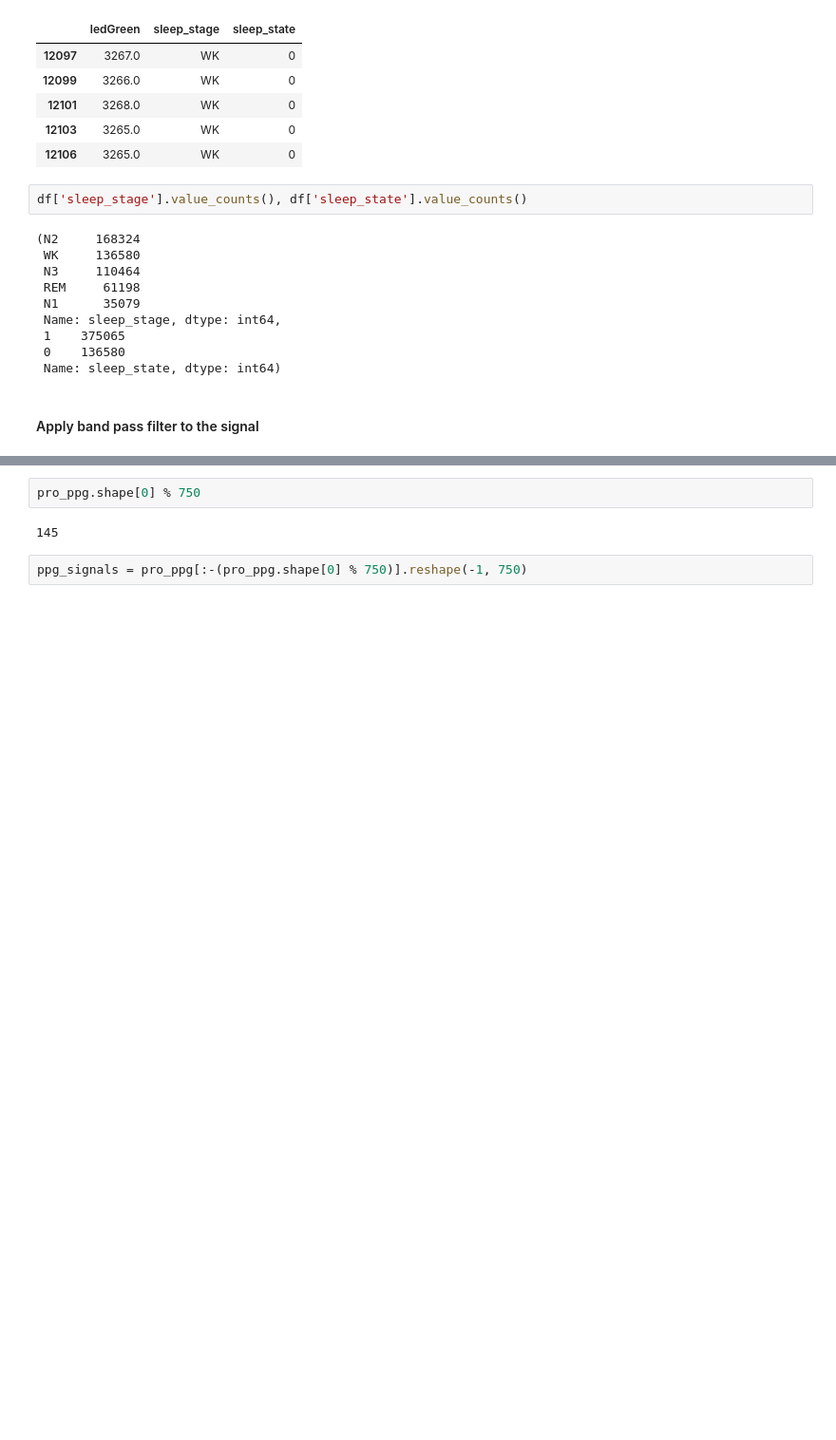
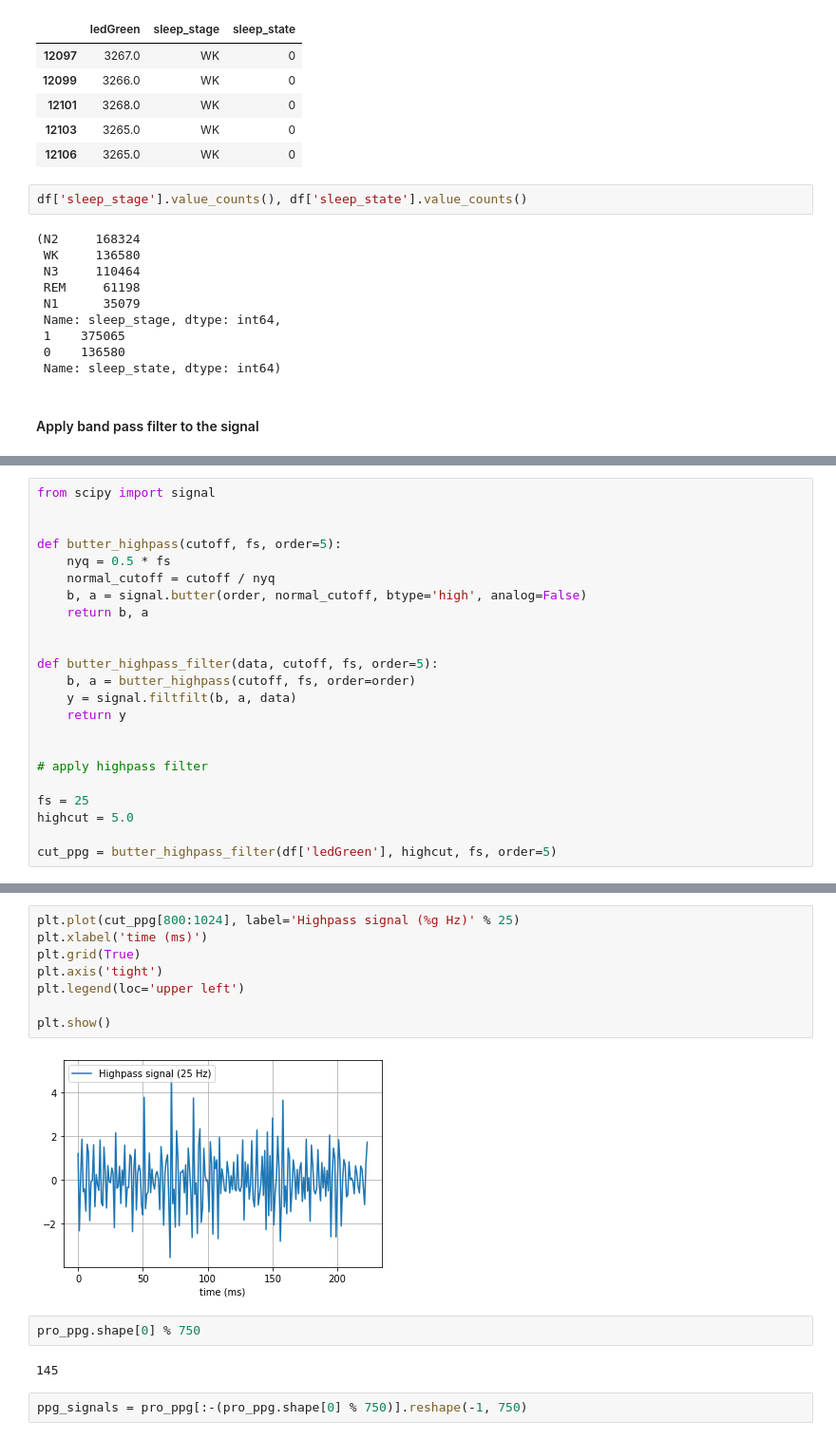
Before and after one commit to lucky-verma/Sleep-Awake-Classifiation-using-PPG, a Jupyter notebook: rough.ipynb, the cells around one changed output, grey strips where cells are left out. Shown: that part at 95% size. Cells and saved outputs as stored; diff of their text form; blank space fills up the shorter version.

```diff
--- a/rough.ipynb
+++ b/rough.ipynb
@@ -75 +75,24 @@ pro_ppg = butter_bandpass_filter(df['ledGreen'], lowcut, highcut, fs, order=5)
+# %%
+from scipy import signal
+
+
+def butter_highpass(cutoff, fs, order=5):
+    nyq = 0.5 * fs
+    normal_cutoff = cutoff / nyq
+    b, a = signal.butter(order, normal_cutoff, btype='high', analog=False)
+    return b, a
+
+
+def butter_highpass_filter(data, cutoff, fs, order=5):
+    b, a = butter_highpass(cutoff, fs, order=order)
+    y = signal.filtfilt(b, a, data)
+    return y
+
+
+# apply highpass filter
+
+fs = 25
+highcut = 5.0
+
+cut_ppg = butter_highpass_filter(df['ledGreen'], highcut, fs, order=5)
 # %%
@@ -85,3 +108,13 @@ plt.show()
+# %%
+plt.plot(cut_ppg[800:1024], label='Highpass signal (%g Hz)' % 25)
+plt.xlabel('time (ms)')
+plt.grid(True)
+plt.axis('tight')
+plt.legend(loc='upper left')
+
+plt.show()
+# %% [output]
+[figure, added]
 # %%
 pro_ppg.shape[0] % 750
 # %% [output]
```
Also changed, not shown: parts of 27 cells of this notebook, 58 other files.
